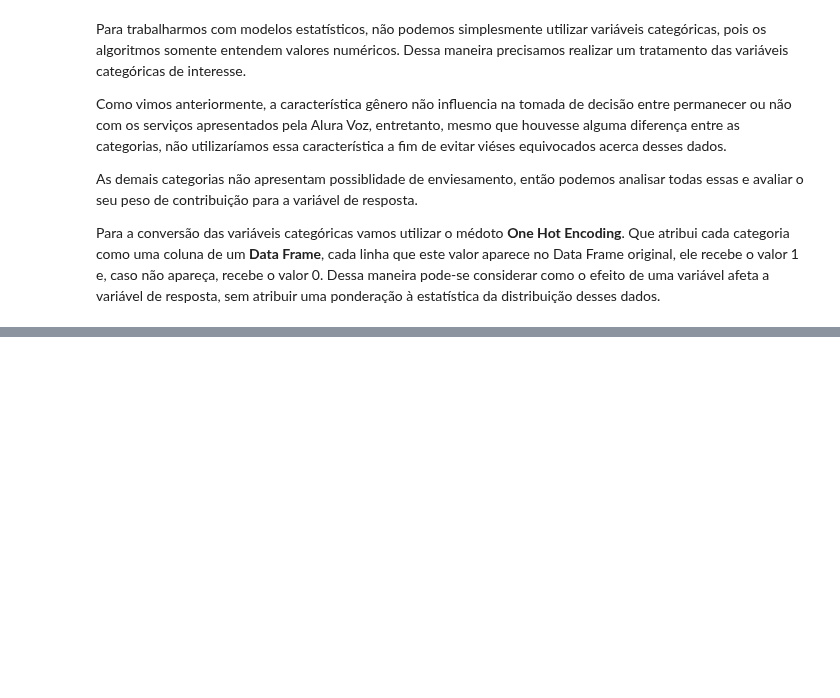
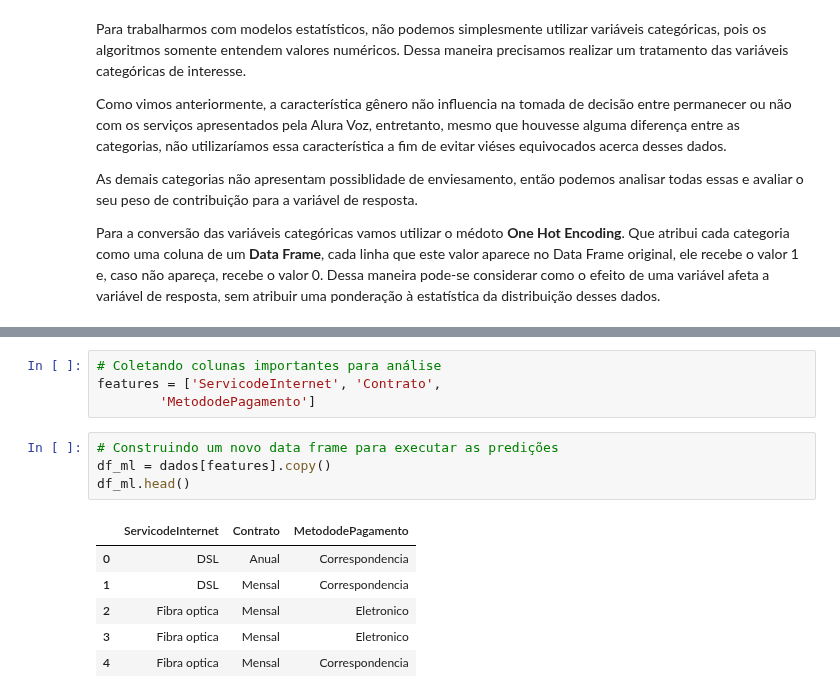
Before and after one commit to askot19/Analise_de_dados, a Jupyter notebook: Telefonia/3 - Modelos Preditivos/3 - Modelos Preditivos.ipynb, the cells around one changed output, grey strips where cells are left out. Drawn from its saved outputs; the diff is of its cells as text; blank space fills up the shorter version.

```diff
--- a/Telefonia/3 - Modelos Preditivos/3 - Modelos Preditivos.ipynb
+++ b/Telefonia/3 - Modelos Preditivos/3 - Modelos Preditivos.ipynb
@@ -55,0 +66,15 @@ Para a conversão das variáveis categóricas vamos utilizar o médoto **One Hot
+# %%
+# Coletando colunas importantes para análise
+features = ['ServicodeInternet', 'Contrato',
+        'MetododePagamento']
+# %%
+# Construindo um novo data frame para executar as predições
+df_ml = dados[features].copy()
+df_ml.head()
+# %% [output]
+|  | ServicodeInternet | Contrato | MetododePagamento |
+| 0 | DSL | Anual | Correspondencia |
+| 1 | DSL | Mensal | Correspondencia |
+| 2 | Fibra optica | Mensal | Eletronico |
+| 3 | Fibra optica | Mensal | Eletronico |
+| 4 | Fibra optica | Mensal | Correspondencia |
```
Also changed, not shown: parts of 11 cells of this notebook.
